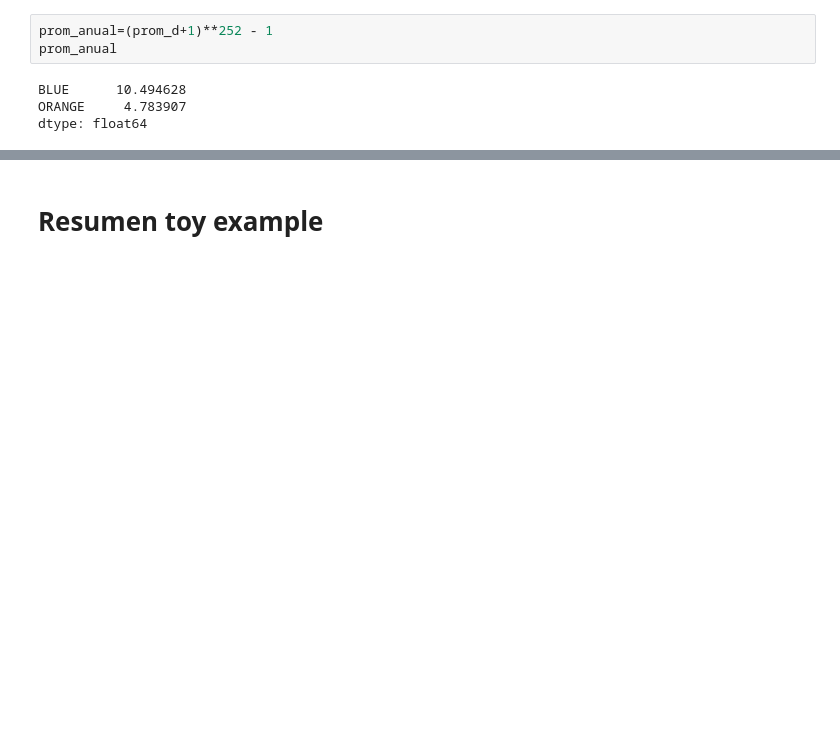
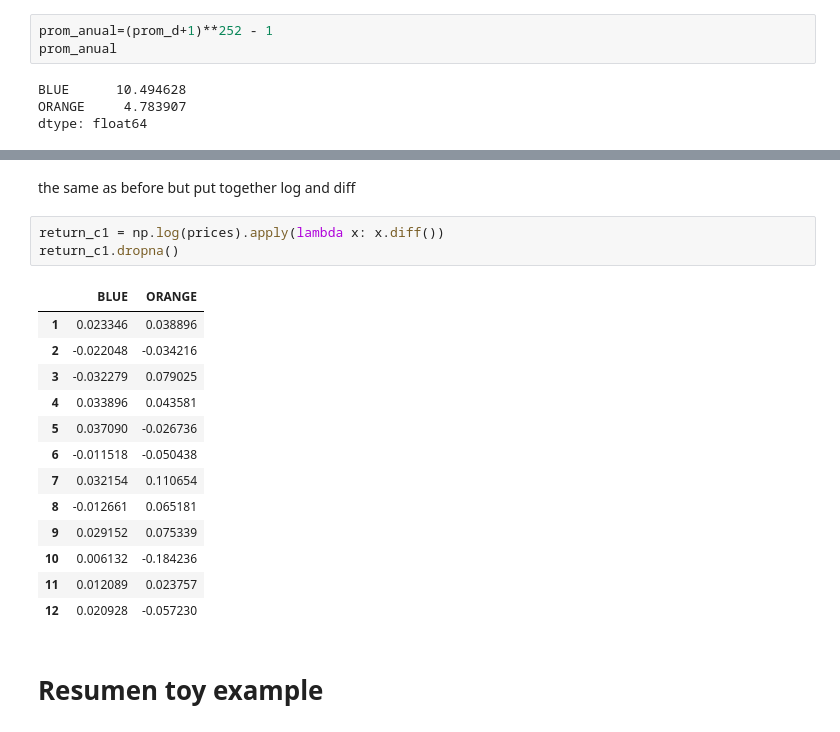
Before and after one commit to venidaydream/Intro_to_Big_Data, a Jupyter notebook: retornos.ipynb, the cells around one changed output, grey strips where cells are left out. Cells and saved outputs as stored; diff of their text form; blank space fills up the shorter version.

```diff
--- a/retornos.ipynb
+++ b/retornos.ipynb
@@ -153,3 +199,22 @@ dtype: float64
+# %% [markdown]
+the same as before but put together log and diff
+# %%
+return_c1 = np.log(prices).apply(lambda x: x.diff())
+return_c1.dropna()
+# %% [output]
+|  | BLUE | ORANGE |
+| 1 | 0.023346 | 0.038896 |
+| 2 | -0.022048 | -0.034216 |
+| 3 | -0.032279 | 0.079025 |
+| 4 | 0.033896 | 0.043581 |
+| 5 | 0.037090 | -0.026736 |
+| 6 | -0.011518 | -0.050438 |
+| 7 | 0.032154 | 0.110654 |
+| 8 | -0.012661 | 0.065181 |
+| 9 | 0.029152 | 0.075339 |
+| 10 | 0.006132 | -0.184236 |
+| 11 | 0.012089 | 0.023757 |
+| 12 | 0.020928 | -0.057230 |
 # %% [markdown]
 # Resumen toy example
 # %%
```
Also changed, not shown: parts of 7 cells of this notebook.
